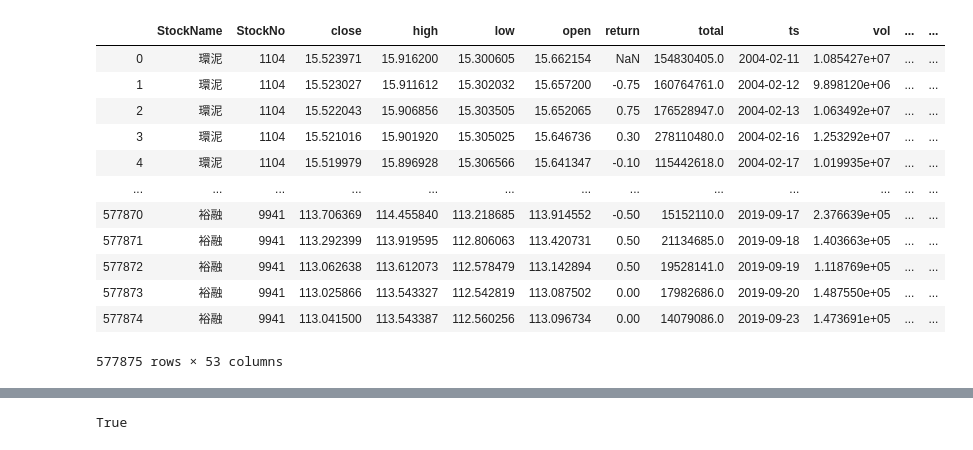
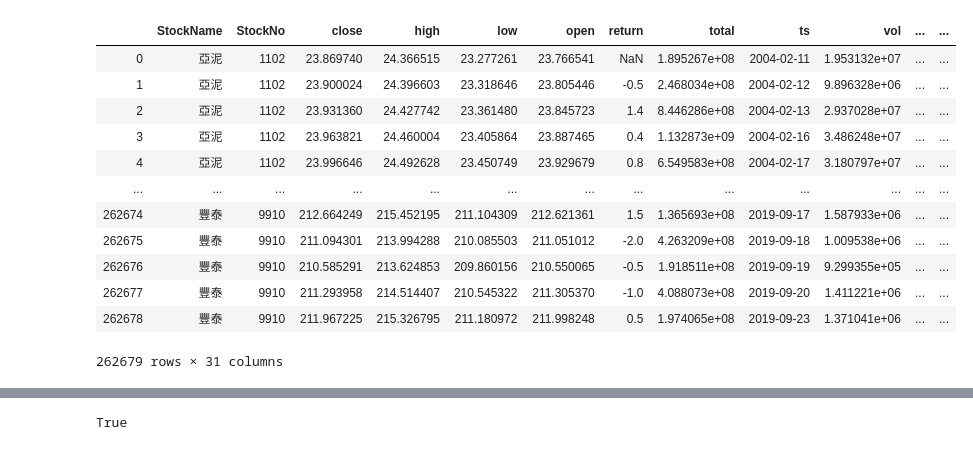
Before and after one commit to datateams0982/Inventory_Check, a Jupyter notebook: TrainingPrep/TrainingPreparation.ipynb, the cells around one changed output, grey strips where cells are left out. Cells and saved outputs as stored; diff of their text form; code cells hidden in the pictures.

```diff
--- a/TrainingPrep/TrainingPreparation.ipynb
+++ b/TrainingPrep/TrainingPreparation.ipynb
@@ -35,19 +37,19 @@ func.ClusterSplit(train_df, test_df, data, file_path)
 # %%
-data = pd.read_csv('D:\\庫存健診開發\\data\\Training\\Raw\\Cluster_2.csv', converters={'ts': str, 'StockNo': str, 'StockName': str})
+data = pd.read_csv('D:\\庫存健診開發\\data\\Training\\Raw\\Cluster_0.csv', converters={'ts': str, 'StockNo': str, 'StockName': str})
 data['ts'] = pd.to_datetime(data['ts'])
 data
 # %% [output]
 |  | StockName | StockNo | close | high | low | open | return | total | ts | vol | ... | ... |
-| 0 | 環泥 | 1104 | 15.523971 | 15.916200 | 15.300605 | 15.662154 | NaN | 154830405.0 | 2004-02-11 | 1.085427e+07 | ... | ... |
-| 1 | 環泥 | 1104 | 15.523027 | 15.911612 | 15.302032 | 15.657200 | -0.75 | 160764761.0 | 2004-02-12 | 9.898120e+06 | ... | ... |
-| 2 | 環泥 | 1104 | 15.522043 | 15.906856 | 15.303505 | 15.652065 | 0.75 | 176528947.0 | 2004-02-13 | 1.063492e+07 | ... | ... |
-| 3 | 環泥 | 1104 | 15.521016 | 15.901920 | 15.305025 | 15.646736 | 0.30 | 278110480.0 | 2004-02-16 | 1.253292e+07 | ... | ... |
-| 4 | 環泥 | 1104 | 15.519979 | 15.896928 | 15.306566 | 15.641347 | -0.10 | 115442618.0 | 2004-02-17 | 1.019935e+07 | ... | ... |
+| 0 | 亞泥 | 1102 | 23.869740 | 24.366515 | 23.277261 | 23.766541 | NaN | 1.895267e+08 | 2004-02-11 | 1.953132e+07 | ... | ... |
+| 1 | 亞泥 | 1102 | 23.900024 | 24.396603 | 23.318646 | 23.805446 | -0.5 | 2.468034e+08 | 2004-02-12 | 9.896328e+06 | ... | ... |
+| 2 | 亞泥 | 1102 | 23.931360 | 24.427742 | 23.361480 | 23.845723 | 1.4 | 8.446286e+08 | 2004-02-13 | 2.937028e+07 | ... | ... |
+| 3 | 亞泥 | 1102 | 23.963821 | 24.460004 | 23.405864 | 23.887465 | 0.4 | 1.132873e+09 | 2004-02-16 | 3.486248e+07 | ... | ... |
+| 4 | 亞泥 | 1102 | 23.996646 | 24.492628 | 23.450749 | 23.929679 | 0.8 | 6.549583e+08 | 2004-02-17 | 3.180797e+07 | ... | ... |
 | ... | ... | ... | ... | ... | ... | ... | ... | ... | ... | ... | ... | ... |
-| 577870 | 裕融 | 9941 | 113.706369 | 114.455840 | 113.218685 | 113.914552 | -0.50 | 15152110.0 | 2019-09-17 | 2.376639e+05 | ... | ... |
-| 577871 | 裕融 | 9941 | 113.292399 | 113.919595 | 112.806063 | 113.420731 | 0.50 | 21134685.0 | 2019-09-18 | 1.403663e+05 | ... | ... |
-| 577872 | 裕融 | 9941 | 113.062638 | 113.612073 | 112.578479 | 113.142894 | 0.50 | 19528141.0 | 2019-09-19 | 1.118769e+05 | ... | ... |
-| 577873 | 裕融 | 9941 | 113.025866 | 113.543327 | 112.542819 | 113.087502 | 0.00 | 17982686.0 | 2019-09-20 | 1.487550e+05 | ... | ... |
-| 577874 | 裕融 | 9941 | 113.041500 | 113.543387 | 112.560256 | 113.096734 | 0.00 | 14079086.0 | 2019-09-23 | 1.473691e+05 | ... | ... |
+| 262674 | 豐泰 | 9910 | 212.664249 | 215.452195 | 211.104309 | 212.621361 | 1.5 | 1.365693e+08 | 2019-09-17 | 1.587933e+06 | ... | ... |
+| 262675 | 豐泰 | 9910 | 211.094301 | 213.994288 | 210.085503 | 211.051012 | -2.0 | 4.263209e+08 | 2019-09-18 | 1.009538e+06 | ... | ... |
+| 262676 | 豐泰 | 9910 | 210.585291 | 213.624853 | 209.860156 | 210.550065 | -0.5 | 1.918511e+08 | 2019-09-19 | 9.299355e+05 | ... | ... |
+| 262677 | 豐泰 | 9910 | 211.293958 | 214.514407 | 210.545322 | 211.305370 | -1.0 | 4.088073e+08 | 2019-09-20 | 1.411221e+06 | ... | ... |
+| 262678 | 豐泰 | 9910 | 211.967225 | 215.326795 | 211.180972 | 211.998248 | 0.5 | 1.974065e+08 | 2019-09-23 | 1.371041e+06 | ... | ... |
-577875 rows × 53 columns
+262679 rows × 31 columns
 # %%
```
Also changed, not shown: parts of 16 cells of this notebook, 6 other files.
